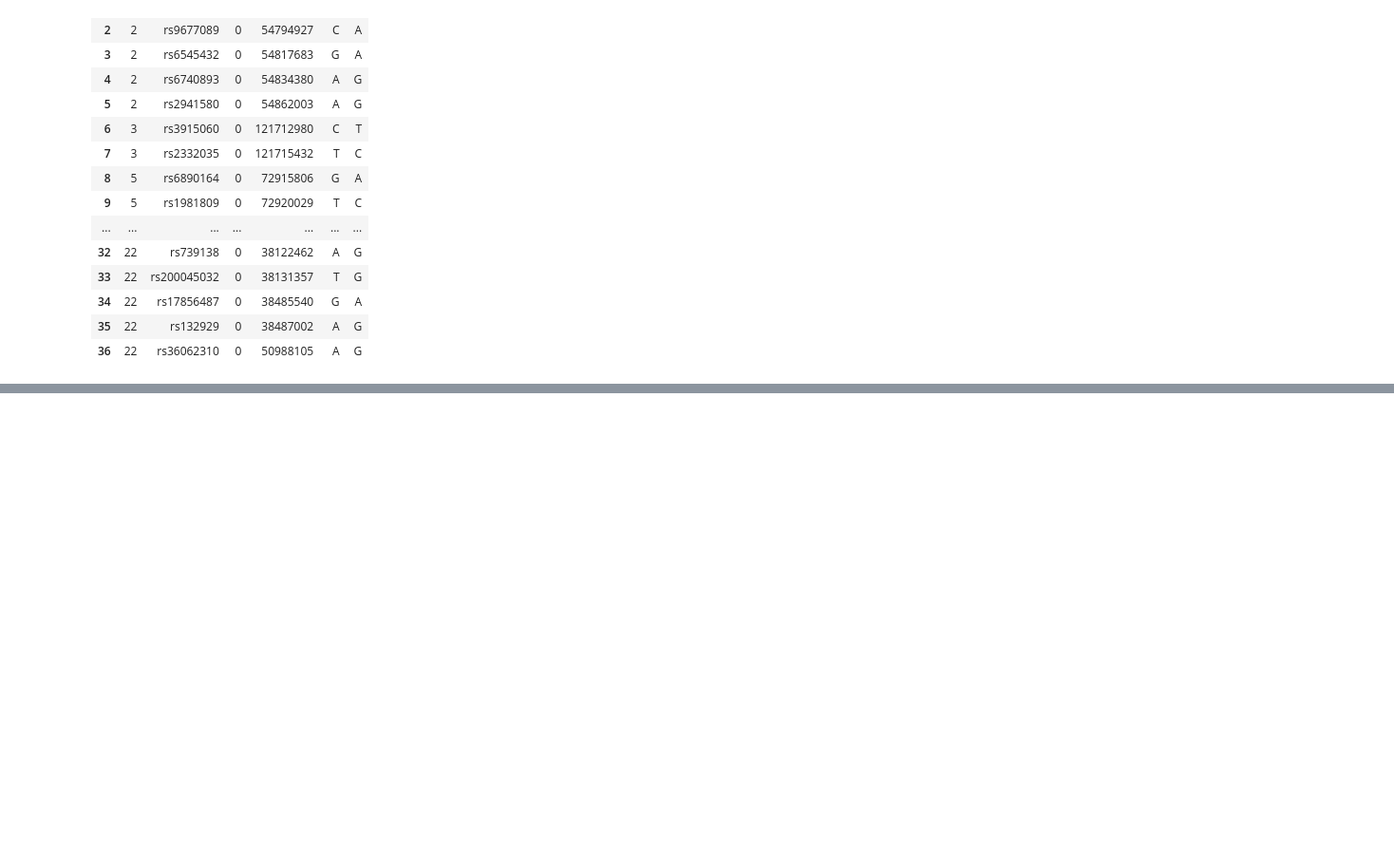
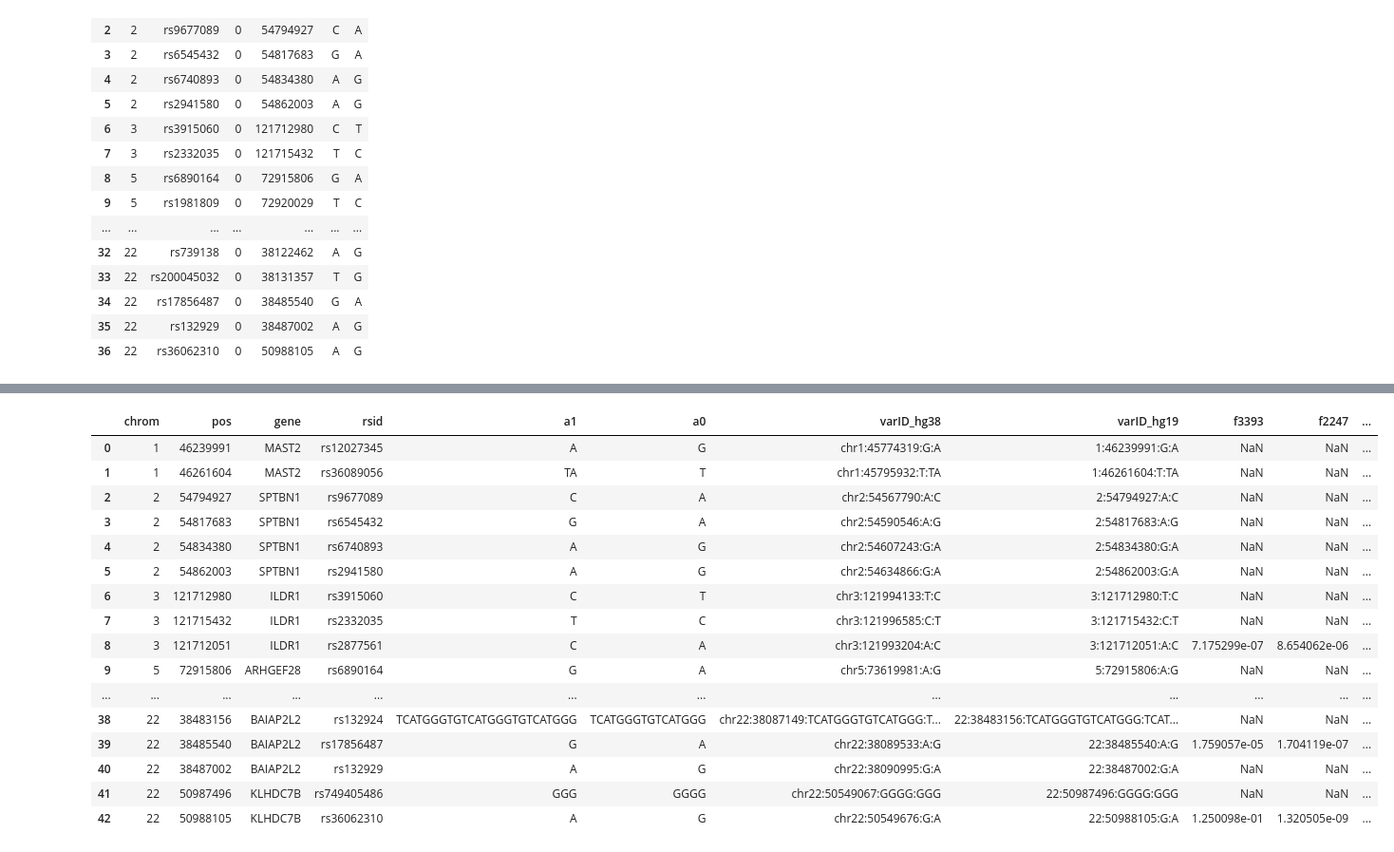
Before and after one commit to statgenetics/UKBB_GWAS_dev, a Jupyter notebook: workflow/030722_GenexNoise_interaction.ipynb, the cells around one changed output, grey strips where cells are left out. Shown at 95% size. Saved outputs shown, nothing was run; the diff lists cells and outputs as text; code cells hidden in the pictures; blank space fills up the shorter version.

```diff
--- a/workflow/030722_GenexNoise_interaction.ipynb
+++ b/workflow/030722_GenexNoise_interaction.ipynb
@@ -3096,3 +3096,8 @@ snp
 | 34 | 22 | rs17856487 | 0 | 38485540 | G | A |
 | 35 | 22 | rs132929 | 0 | 38487002 | A | G |
 | 36 | 22 | rs36062310 | 0 | 50988105 | A | G |
+# %%
+knownvar = knownvar.merge(snp,how="left",left_on="Pos hg19",right_on=3)
+knownvar = knownvar.drop(index=42,columns=[0,1,2,3])
+knownvar = knownvar.sort_values(by=['Chrom', 'Pos hg19'])
+knownvar
@@ -3098,0 +3169,5 @@ snp
+# %%
+bim = knownvar.rename(columns={"Chrom":'chrom',"rsid":'snp',"Pos hg19":'pos',4:'a0',5:'a1'})
+bim[['snp','a0','a1']] = bim[['snp','a0','a1']].astype("string")
+new_bim = bim_liftover(bim,chainmap)
+new_bim
@@ -3098,0 +3192,7 @@ snp
+# %%
+knownvar = pd.concat([knownvar.reset_index(),new_bim.reset_index()["snp"]], axis=1,ignore_index=True)
+knownvar = knownvar.drop([0],axis=1)
+knownvar = knownvar.rename(columns={1:"chrom",2:"pos",3:"gene",4:"rsid",5:"a1",6:"a0",7:"varID_hg38"})
+knownvar = knownvar.astype("string")
+knownvar["varID_hg19"] = knownvar["chrom"].str.cat(others=[knownvar["pos"],knownvar["a0"],knownvar["a1"]],sep=":")
+knownvar
@@ -3098,0 +3269,41 @@ snp
+# %%
+## 200k exome
+file = "~/UKBiobank/results/REGENIE_results/results_exome_data/090921_f3393_hearing_aid_200K/090321_UKBB_Hearing_aid_f3393_expandedwhite_6436cases_96601ctrl_PC1_2_f3393.regenie.snp_stats.gz"
+stat = pd.read_csv(file,header=0,sep="\t")
+result = knownvar.merge(stat[["SNP","P"]], how="left",left_on="varID_hg38",right_on="SNP")
+result = result.drop(["SNP"],axis=1)
+result = result.rename(columns={"P":"f3393"})
+file = "~/UKBiobank/results/REGENIE_results/results_exome_data/090921_f2247_hearing_difficulty_200K/090321_UKBB_Hearing_difficulty_f2247_expandedwhite_45502cases_96601ctrl_PC1_2_f2247.regenie.snp_stats.gz"
+stat = pd.read_csv(file,header=0,sep="\t")
+result = result.merge(stat[["SNP","P"]], how="left",left_on="varID_hg38",right_on="SNP")
+result = result.drop(["SNP"],axis=1)
+result = result.rename(columns={"P":"f2247"})
+file = "~/UKBiobank/results/REGENIE_results/results_exome_data/090921_f2257_hearing_noise_200K/090321_UKBB_Hearing_noise_f2257_expandedwhite_65660cases_96601ctrl_PC1_2_f2257.regenie.snp_stats.gz"
+stat = pd.read_csv(file,header=0,sep="\t")
+result = result.merge(stat[["SNP","P"]], how="left",left_on="varID_hg38",right_on="SNP")
+result = result.drop(["SNP"],axis=1)
+result = result.rename(columns={"P":"f2257"})
+file = "~/UKBiobank/results/REGENIE_results/results_exome_data/090921_combined_f2247_f2257_200K/090321_UKBB_Combined_f2247_f2257_expandedwhite_38410cases_96601ctrl_PC1_2_f2247_f2257.regenie.snp_stats.gz"
+stat = pd.read_csv(file,header=0,sep="\t")
+result = result.merge(stat[["SNP","P"]], how="left",left_on="varID_hg38",right_on="SNP")
+result = result.drop(["SNP"],axis=1)
+result = result.rename(columns={"P":"f2247_f2257"})
+result
+# %% [output]
+|  | chrom | pos | gene | rsid | a1 | a0 | varID_hg38 | varID_hg19 | f3393 | f2247 | ... |
+| 0 | 1 | 46239991 | MAST2 | rs12027345 | A | G | chr1:45774319:G:A | 1:46239991:G:A | NaN | NaN | ... |
+| 1 | 1 | 46261604 | MAST2 | rs36089056 | TA | T | chr1:45795932:T:TA | 1:46261604:T:TA | NaN | NaN | ... |
+| 2 | 2 | 54794927 | SPTBN1 | rs9677089 | C | A | chr2:54567790:A:C | 2:54794927:A:C | NaN | NaN | ... |
+| 3 | 2 | 54817683 | SPTBN1 | rs6545432 | G | A | chr2:54590546:A:G | 2:54817683:A:G | NaN | NaN | ... |
+| 4 | 2 | 54834380 | SPTBN1 | rs6740893 | A | G | chr2:54607243:G:A | 2:54834380:G:A | NaN | NaN | ... |
+| 5 | 2 | 54862003 | SPTBN1 | rs2941580 | A | G | chr2:54634866:G:A | 2:54862003:G:A | NaN | NaN | ... |
+| 6 | 3 | 121712980 | ILDR1 | rs3915060 | C | T | chr3:121994133:T:C | 3:121712980:T:C | NaN | NaN | ... |
+| 7 | 3 | 121715432 | ILDR1 | rs2332035 | T | C | chr3:121996585:C:T | 3:121715432:C:T | NaN | NaN | ... |
+| 8 | 3 | 121712051 | ILDR1 | rs2877561 | C | A | chr3:121993204:A:C | 3:121712051:A:C | 7.175299e-07 | 8.654062e-06 | ... |
+| 9 | 5 | 72915806 | ARHGEF28 | rs6890164 | G | A | chr5:73619981:A:G | 5:72915806:A:G | NaN | NaN | ... |
+| ... | ... | ... | ... | ... | ... | ... | ... | ... | ... | ... | ... |
+| 38 | 22 | 38483156 | BAIAP2L2 | rs132924 | TCATGGGTGTCATGGGTGTCATGGG | TCATGGGTGTCATGGG | chr22:38087149:TCATGGGTGTCATGGG:T... | 22:38483156:TCATGGGTGTCATGGG:TCAT... | NaN | NaN | ... |
+| 39 | 22 | 38485540 | BAIAP2L2 | rs17856487 | G | A | chr22:38089533:A:G | 22:38485540:A:G | 1.759057e-05 | 1.704119e-07 | ... |
+| 40 | 22 | 38487002 | BAIAP2L2 | rs132929 | A | G | chr22:38090995:G:A | 22:38487002:G:A | NaN | NaN | ... |
+| 41 | 22 | 50987496 | KLHDC7B | rs749405486 | GGG | GGGG | chr22:50549067:GGGG:GGG | 22:50987496:GGGG:GGG | NaN | NaN | ... |
+| 42 | 22 | 50988105 | KLHDC7B | rs36062310 | A | G | chr22:50549676:G:A | 22:50988105:G:A | 1.250098e-01 | 1.320505e-09 | ... |
```
Also changed, not shown: parts of 11 cells of this notebook, 1 other file.
